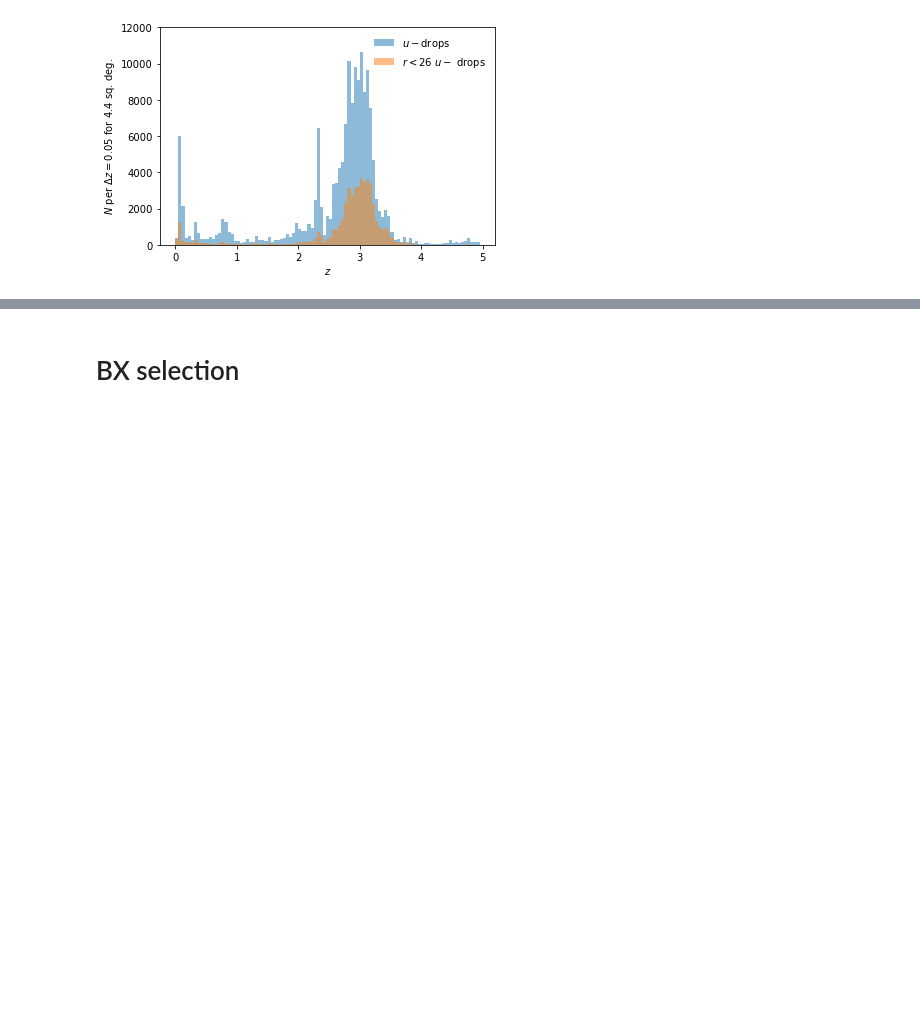
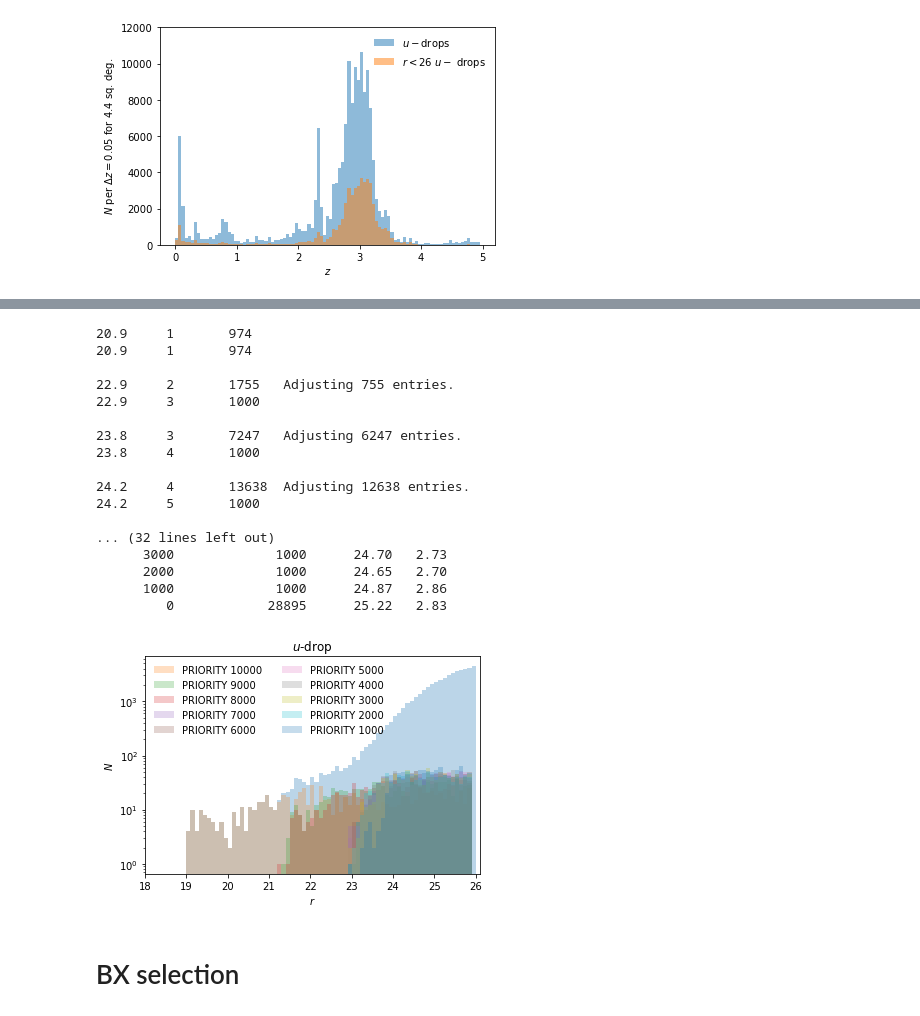
Before and after one commit to michaelJwilson/DESILBG, a Jupyter notebook: target/proposals/docs/desilbg-clauds.ipynb, the cells around one changed output, grey strips where cells are left out. Cells and saved outputs as stored; diff of their text form; code cells hidden in the pictures; blank space fills up the shorter version.

Commit message:
Finalised.

```diff
--- a/target/proposals/docs/desilbg-clauds.ipynb
+++ b/target/proposals/docs/desilbg-clauds.ipynb
@@ -306,6 +316,6 @@ u-dropout interloper fraction of 0.018
 # %%
-def flatmagcat(maglimcat, band, maglim=26.01):
-    bins       = np.arange(21., maglim, 0.1)
+def flatmagcat(maglimcat, band, maglim=26.01, debug=False):
+    bins       = np.arange(20., maglim, 0.1)
 
     assert  maglimcat[band].max() <= maglim
 
@@ -319,6 +329,10 @@ def flatmagcat(maglimcat, band, maglim=26.01):
 
     magsampling                    = cnts / cnts[cut][0]
     magsampling[(magsampling < 1.) & (bins[:-1] < cutlim)] = 1.0
+
+    if debug:
+        print(magsampling)
+
     magsampling                    = 1. / magsampling
 
     magsampling                = np.concatenate((magsampling, np.array([0])))
@@ -329,7 +343,5 @@ def flatmagcat(maglimcat, band, maglim=26.01):
 
     maglimcat['ISIN']          = sampling < magsampling[indx]
 
-    print('{:.1f} \t {:d}'.format(cutlim, np.count_nonzero(maglimcat['ISIN'])))
-
     # In, residual.
-    return  maglimcat[maglimcat['ISIN']], maglimcat[~maglimcat['ISIN']]
+    return  cutlim, maglimcat[maglimcat['ISIN']], maglimcat[~maglimcat['ISIN']]
@@ -384,22 +347,0 @@ pl.savefig('clauds-udrop-magnitude-distribution.pdf')
-# %%
-isin, indx            = is_point_in_desi(tiles, tiers['RA'], tiers['DEC'], radius=None, return_tile_index=True)
-
-tiers['TILEID']       = tiles['TILEID'][indx]
-
-tiers['SAMPLE']       = 'CLAUDS-U'
-tiers['TARGETID']     = np.arange(len(tiers))
-tiers['SUBPRIORITY']  = np.random.uniform(0.0, 1.0, len(tiers))
-
-tiers['PMRA']         = np.zeros(len(tiers),   dtype='>f4')
-tiers['PMDEC']        = np.zeros(len(tiers),   dtype='>f4')
-
-tiers['REF_EPOCH']    = np.zeros(len(tiers),   dtype='>f4')
-tiers['OVERRIDE']     = np.zeros(len(tiers),   dtype='>f4')
-
-tiers.meta['EXTNAME'] = 'MTL'
-
-del tiers['ISIN']
-
-tiers.write('/global/cscratch1/sd/mjwilson/DESILBG/final/udrops.fits', format='fits', overwrite=True)
-
-tiers
@@ -425,0 +348,9 @@ Table length=22624
+# %%
+def qa(tiers, band):
+    upriority, cnts = np.unique(tiers['PRIORITY'].data, return_counts=True)
+
+    for p, c in zip(upriority[::-1], cnts[::-1]):
+        meanmag     = np.mean(tiers[tiers['PRIORITY'] == p][band])
+        meanz       = np.mean(tiers[tiers['PRIORITY'] == p]['Z_BEST'])
+
+        print('{: 10d} \t {: 10d} \t {:.2f} \t {:.2f}'.format(p, c, meanmag, meanz))
@@ -426,3 +445,24 @@ Table length=22624
+# %%
+utiers = reduce(rlim_udrops, 'r', 'u', maglim=26.01, write=True)
+# %% [output]
+20.9     1       974
+20.9     1       974
+
+22.9     2       1755   Adjusting 755 entries.
+22.9     3       1000
+
+23.8     3       7247   Adjusting 6247 entries.
+23.8     4       1000
+
+24.2     4       13638  Adjusting 12638 entries.
+24.2     5       1000
+
+... (32 lines left out)
+      3000             1000      24.70   2.73
+      2000             1000      24.65   2.70
+      1000             1000      24.87   2.86
+         0            28895      25.22   2.83
+[figure, added]
 # %% [markdown]
 # BX selection
 # %%
```
Also changed, not shown: parts of 35 cells of this notebook.
